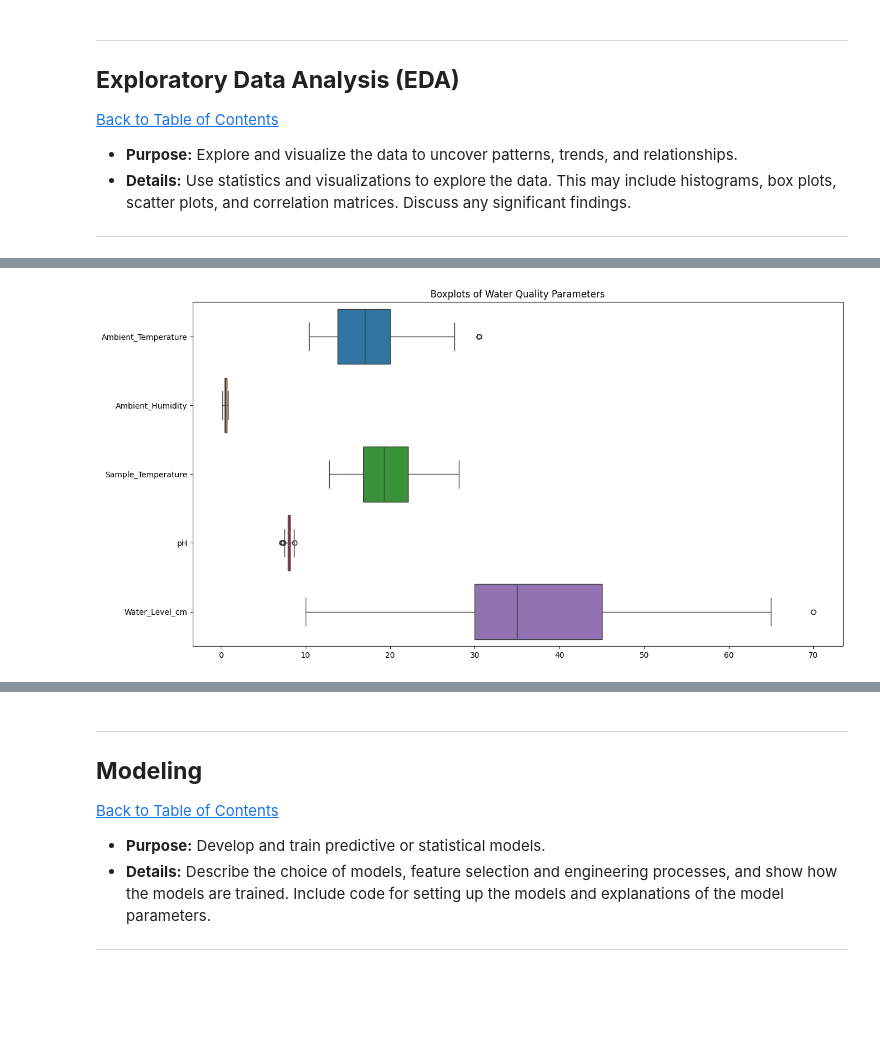
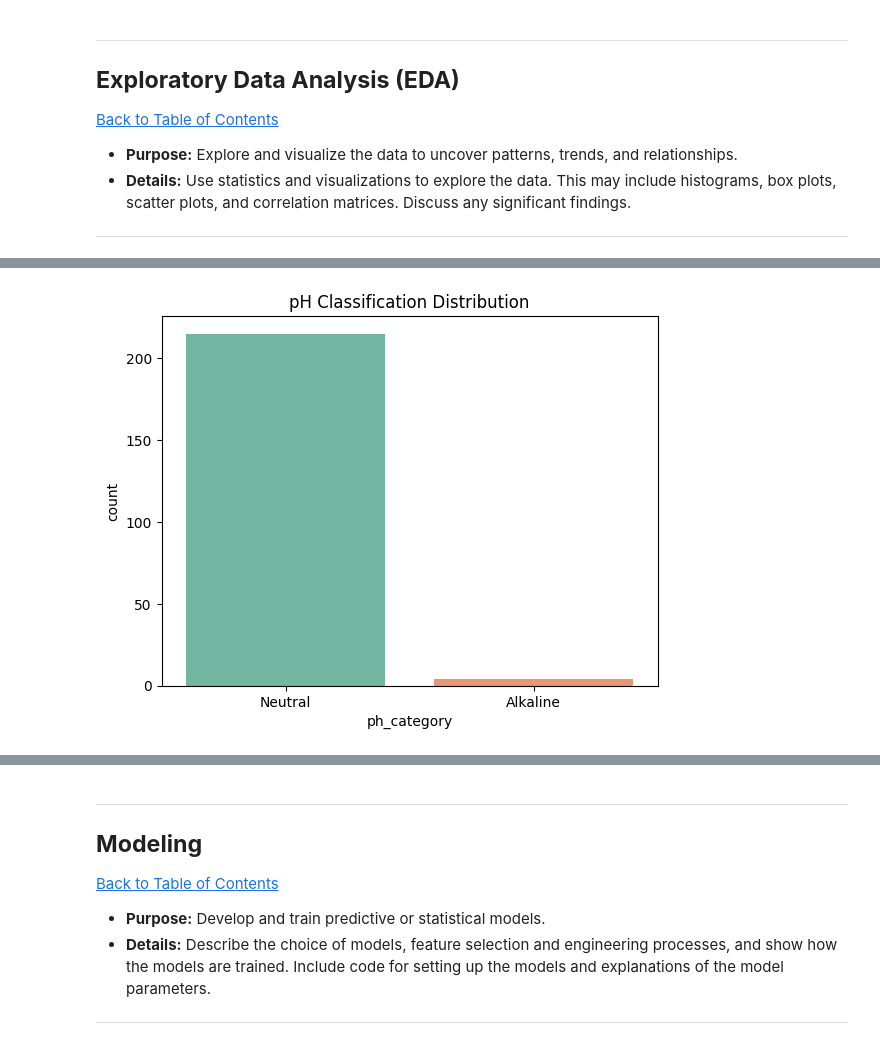
Before and after one commit to Jeremy809/Workplace, a Jupyter notebook: QCTO---Workplace-Module-Notebook-Template-4571.ipynb, the cells around one changed output, grey strips where cells are left out. Drawn from its saved outputs; the diff is of its cells as text; code cells hidden in the pictures; blank space fills up the shorter version.

```diff
--- a/QCTO---Workplace-Module-Notebook-Template-4571.ipynb
+++ b/QCTO---Workplace-Module-Notebook-Template-4571.ipynb
@@ -450,7 +407,8 @@ plt.show()
-# %%
-plt.figure(figsize=(15, 8))
-sns.boxplot(data=df[numeric_cols], orient='h')
-plt.title("Boxplots of Water Quality Parameters")
-plt.show()
-# %% [output]
-[figure, removed]
+# %%
+ph_col = [col for col in df.columns if "ph_category" in col.lower()][0]
+
+sns.countplot(data=df, x=ph_col, palette='Set2')
+plt.title("pH Classification Distribution")
+plt.show()
+# %% [output]
+[figure, added]
```
Also changed, not shown: parts of 16 cells of this notebook, 1 other file.
